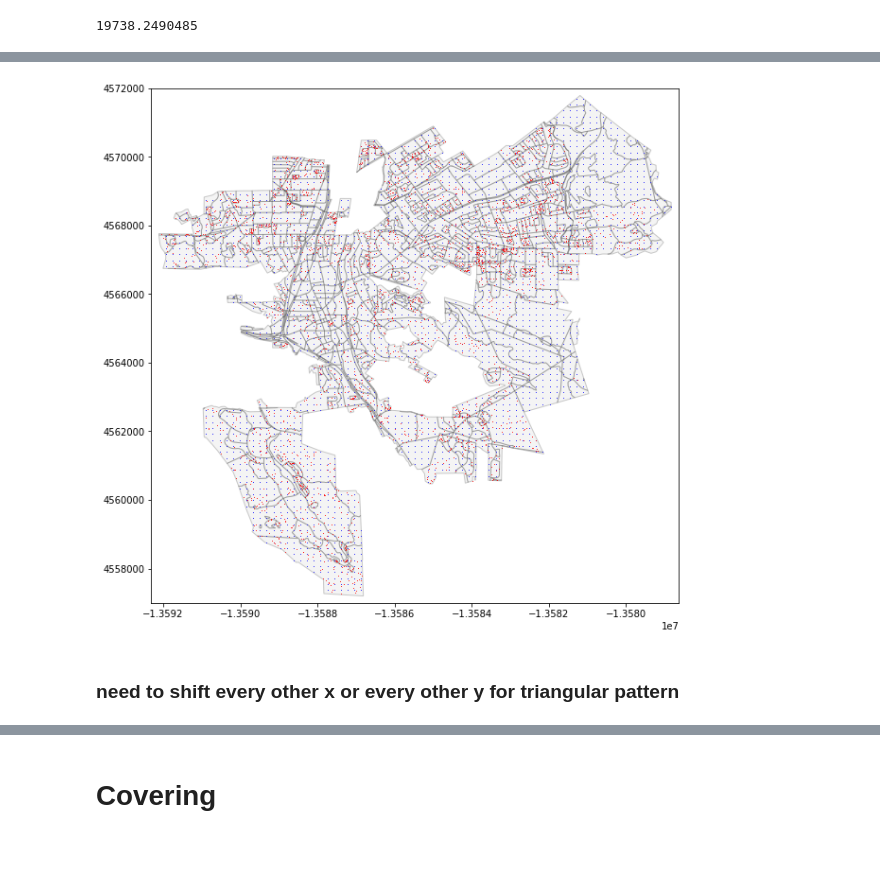
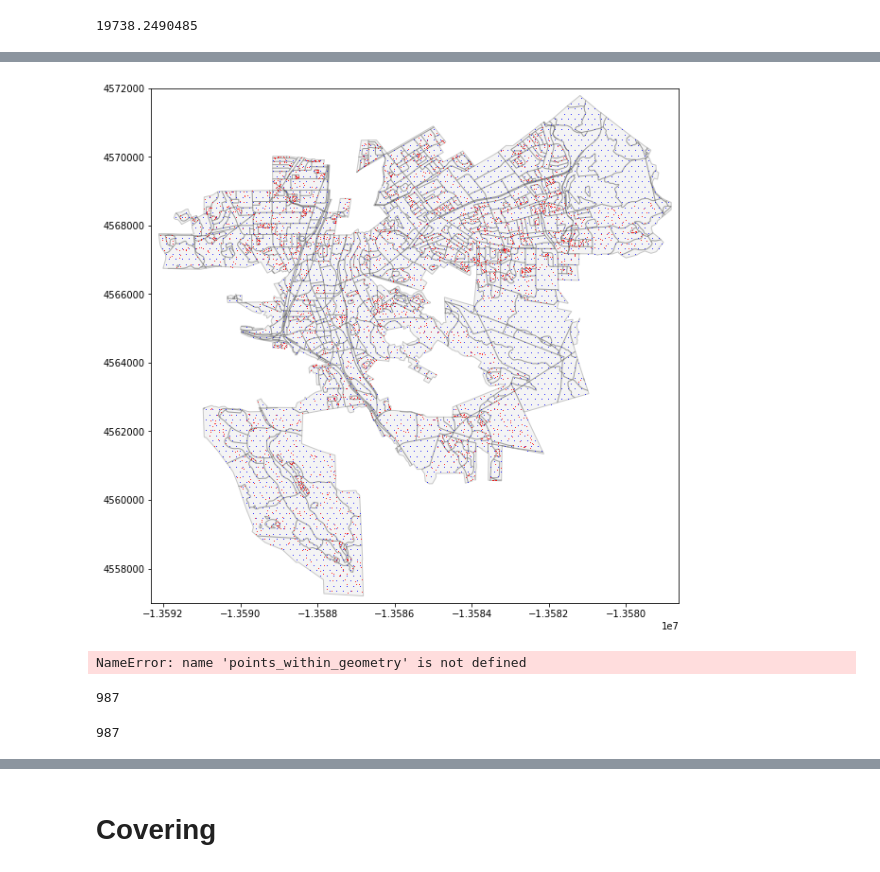
Before and after one commit to hwright-ucsb/C-MCLP, a Jupyter notebook: dev/ipynbs/MarchingArmyBased/NaiveMaxKCover.ipynb, the cells around one changed output, grey strips where cells are left out. Cells and saved outputs as stored; diff of their text form; code cells hidden in the pictures.

```diff
--- a/dev/ipynbs/MarchingArmyBased/NaiveMaxKCover.ipynb
+++ b/dev/ipynbs/MarchingArmyBased/NaiveMaxKCover.ipynb
@@ -544,0 +543,26 @@ gridgdf = gpd.GeoDataFrame(data={'x':x_grid.flatten(), 'y':y_grid.flatten()})
+# %%
+# now take odds with odds and evens with evens ("2" grids)
+
+xs_odd = []
+xs_even = []
+ys_odd = []
+ys_even = []
+
+for i in range(0,len(xs_all)):
+    if i%2 == 0:
+        xs_even.append(xs_all[i])
+    else:
+        xs_odd.append(xs_all[i])
+for i in range(0,len(ys_all)):
+    if i%2 == 0:
+        ys_even.append(ys_all[i])
+    else:
+        ys_odd.append(ys_all[i])
+
+xs_odd = np.array(xs_odd)
+xs_even = np.array(xs_even)
+ys_odd = np.array(ys_odd)
+ys_even = np.array(ys_even)
+
+x_grid1, y_grid1 = np.meshgrid(xs_odd, ys_odd)
+x_grid2, y_grid2 = np.meshgrid(xs_even, ys_even)
@@ -545 +576,6 @@ gridgdf = gpd.GeoDataFrame(data={'x':x_grid.flatten(), 'y':y_grid.flatten()})
+# %%
+grid1gdf = gpd.GeoDataFrame(data={'x':x_grid1.flatten(), 'y':y_grid1.flatten()})
+grid2gdf = gpd.GeoDataFrame(data={'x':x_grid2.flatten(), 'y':y_grid2.flatten()})
+# %%
+gridgdf = gpd.GeoDataFrame( pd.concat( [grid1gdf,grid2gdf], ignore_index=True) )
 # %%
@@ -566,27 +605,29 @@ print len(points_within_geometry)
 # %%
 # plot the cut-up city
 fig2, ax2 = plt.subplots(figsize=(10,10))
 for polygon in wc_pop_geoms:
     patch = PolygonPatch(polygon, fc='#cccccc', ec='k', alpha=0.2, zorder=0)
     ax2.add_patch(patch)
 
 #ax2.scatter(x=points_outside_geometry['x'], y=points_outside_geometry['y'], s=1, c='r', linewidth=0, zorder=2)
 ax2.scatter(x=points_within_geometry['x'], y=points_within_geometry['y'], s=1, c='b', linewidth=0, zorder=3)
 #ax2.scatter(x=possible_matches['x'], y=possible_matches['y'], s=1, c='r', linewidth=0, zorder=2)
 
+pops = []
 for i in range(0, len(pts_per_bg)):
     bgpts = pts_per_bg[i]
     if len(bgpts) > 0:
+        pops.append(bgpts)
         ax2.scatter(x=bgpts['x'], y=bgpts['y'], s=1, c='r', linewidth=0, zorder=4)
 
 ax2.set_xlim(west-200, east+200)
 ax2.set_ylim(south-200, north+200)
 ax2.axis('on')
-#plt.savefig("grid_candpts_w_randpts.png",  dpi=192 * 10)
+#plt.savefig("grid_candpts_w_randpts_fixed.png",  dpi=192 * 10)
 plt.show()
 # %% [output]
-[figure, old version]
+[figure, new version]
 # %%
-points_within_geometry.to_file(driver='ESRI Shapefile', filename='gridpts.shp')
+points_within_geometry.to_file(driver='ESRI Shapefile', filename='gridpts_triangular.shp')
+# %% [output]
+NameError: name 'points_within_geometry' is not defined
-# %% [markdown]
-### need to shift every other x or every other y for triangular pattern
@@ -592,0 +636,8 @@ points_within_geometry.to_file(driver='ESRI Shapefile', filename='gridpts.shp')
+# %%
+len(pops_per_bg)
+# %% [output]
+987
+# %%
+len(pts_per_bg)
+# %% [output]
+987
```
Also changed, not shown: parts of 26 cells of this notebook, 23 other files.
